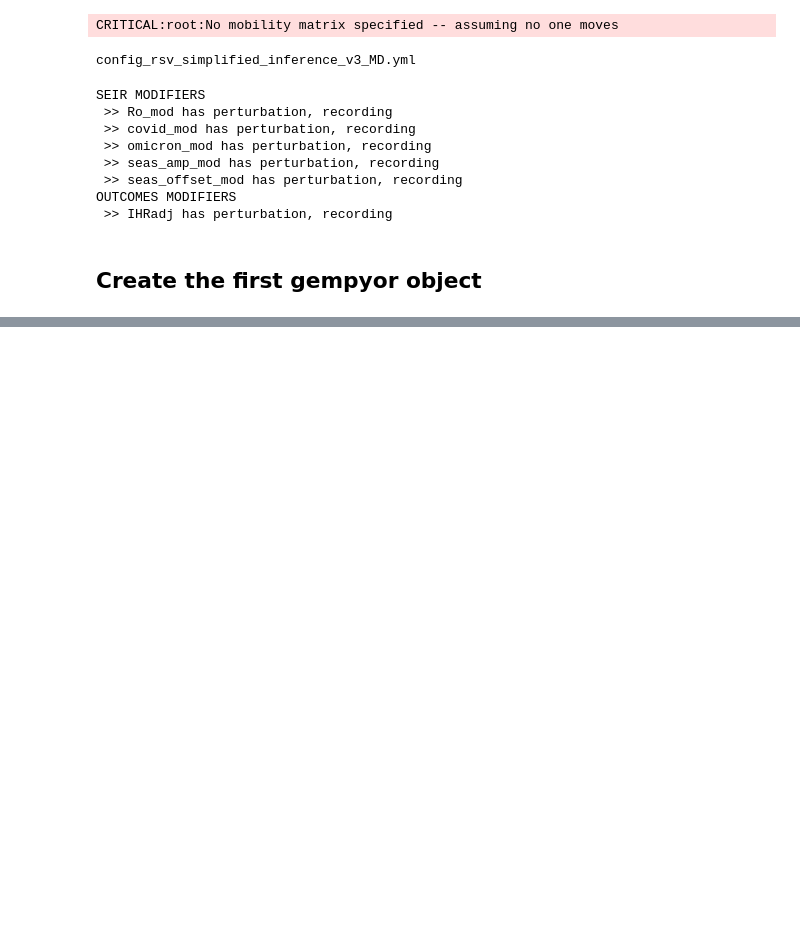
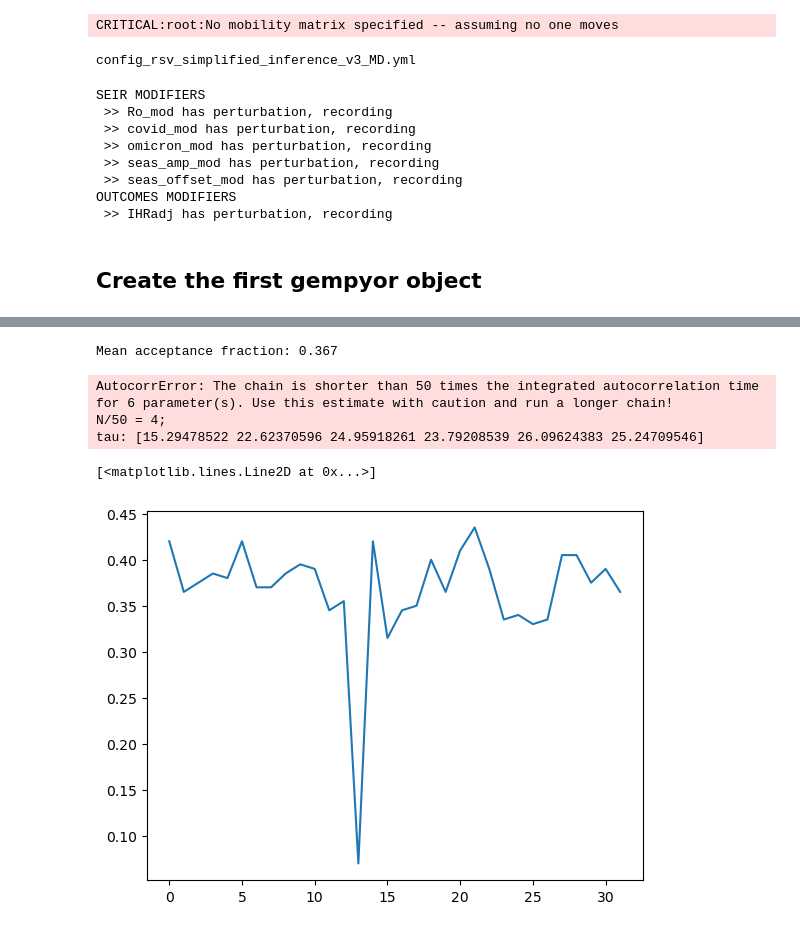
Before and after one commit to jcblemai/flepiMoP_Notebooks, a Jupyter notebook: emcee_try copy.ipynb, the cells around one changed output, grey strips where cells are left out. Saved outputs shown, nothing was run; the diff lists cells and outputs as text; code cells hidden in the pictures; blank space fills up the shorter version.

```diff
--- a/emcee_try copy.ipynb
+++ b/emcee_try copy.ipynb
@@ -221,7 +226,7 @@ if False:
 #proposal = np.random.random(size=ndim)*2
 #print(log_prob(proposal))
 # %%
-nwalkers = 11
+nwalkers = 32
 p0 = np.zeros((nwalkers, ndim))
 for i in range(ndim):
     p0[:,i] = fitted_params["pdist"][i](nwalkers)
@@ -242,11 +267,12 @@ print(p0)
 # %%
-import emcee
+filename = "tutorial.h5"
+backend = emcee.backends.HDFBackend(filename)
+backend.reset(nwalkers, ndim)
 
-from multiprocessing import Pool
-from gempyor_logprob import log_prob
-with Pool() as pool:
+with Pool(nwalkers) as pool:
     sampler = emcee.EnsembleSampler(nwalkers, ndim, log_prob,
                                     args=[snpi_df_ref, ndim, statistics, fitted_params, gt, hnpi_df_ref, modinf, p_draw, unique_strings, transition_array, proportion_array, proportion_info, initial_conditions, seeding_data, seeding_amounts,outcomes_parameters],
-                                    pool=pool)
-    state = sampler.run_mcmc(p0, 20, progress=True)
+                                    pool=pool,
+                                    backend=backend)
+    state = sampler.run_mcmc(p0, 200, progress=True)
 # %% [output]
@@ -263,4 +397,14 @@ print(
         np.mean(sampler.get_autocorr_time())
     )
 )
+# %% [output]
+Mean acceptance fraction: 0.367
+AutocorrError: The chain is shorter than 50 times the integrated autocorrelation time for 6 parameter(s). Use this estimate with caution and run a longer chain!
+N/50 = 4;
+tau: [15.29478522 22.62370596 24.95918261 23.79208539 26.09624383 25.24709546]
+# %%
+plt.plot(sampler.acceptance_fraction)
+# %% [output]
+[<matplotlib.lines.Line2D at 0x...>]
+[figure, added]
 # %%
```
Also changed, not shown: parts of 15 cells of this notebook, 1 other file.
